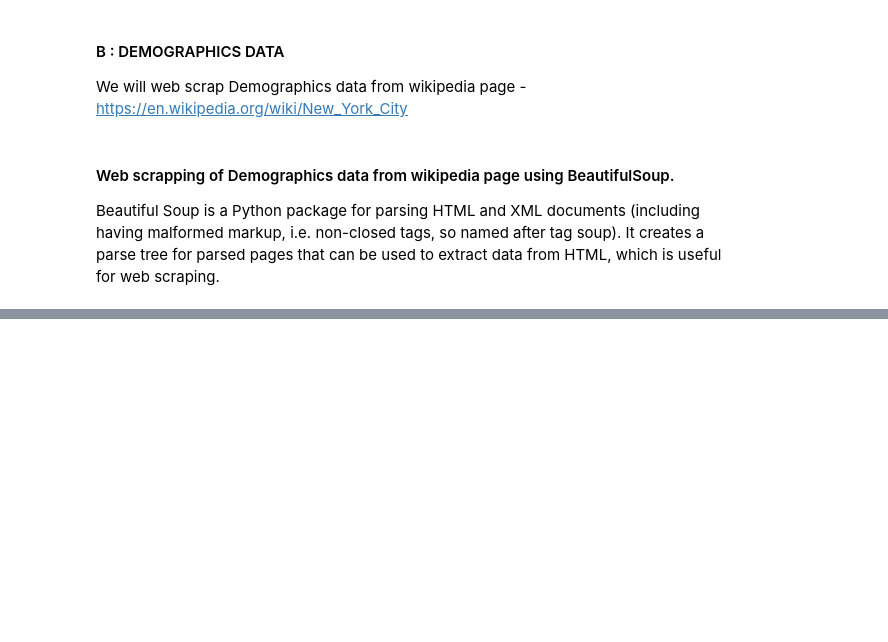
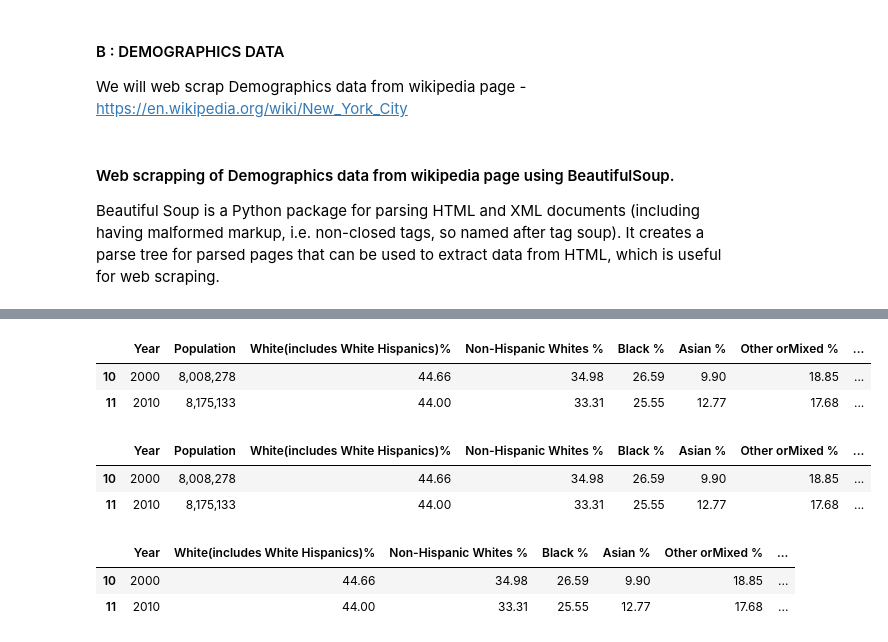
Before and after one commit to charudatta-r/Capstone_project_BATTLE_OF_THE_NEIGHBOURHOODS, a Jupyter notebook: The Battle of Neighborhoods (Week 2).ipynb, the cells around one changed output, grey strips where cells are left out. Saved outputs shown, nothing was run; the diff lists cells and outputs as text; code cells hidden in the pictures; blank space fills up the shorter version.

```diff
--- a/The Battle of Neighborhoods (Week 2).ipynb
+++ b/The Battle of Neighborhoods (Week 2).ipynb
@@ -232,0 +269,27 @@ AttributeError: 'NoneType' object has no attribute 'find_all'
+# %%
+Demo_data.rename(columns = {'%W' : 'White(includes White Hispanics)%',
+                   '%ANG':'Non-Hispanic Whites %',
+                   '%B':'Black %',
+                   '%A':'Asian %',
+                   '%O/M':'Other orMixed %',
+                   '%H/L':'Hispanic/Latino %',
+                   '%FB':'Foreignborn %'}, inplace=True)
+Demo_data
+# %% [output]
+|  | Year | Population | White(includes White Hispanics)% | Non-Hispanic Whites % | Black % | Asian % | Other orMixed % | ... |
+| 10 | 2000 | 8,008,278 | 44.66 | 34.98 | 26.59 | 9.90 | 18.85 | ... |
+| 11 | 2010 | 8,175,133 | 44.00 | 33.31 | 25.55 | 12.77 | 17.68 | ... |
+# %%
+Demo_data.transpose()
+Demo_data
+# %% [output]
+|  | Year | Population | White(includes White Hispanics)% | Non-Hispanic Whites % | Black % | Asian % | Other orMixed % | ... |
+| 10 | 2000 | 8,008,278 | 44.66 | 34.98 | 26.59 | 9.90 | 18.85 | ... |
+| 11 | 2010 | 8,175,133 | 44.00 | 33.31 | 25.55 | 12.77 | 17.68 | ... |
+# %%
+Demo_data.drop("Population", axis=1,inplace=True)
+Demo_data
+# %% [output]
+|  | Year | White(includes White Hispanics)% | Non-Hispanic Whites % | Black % | Asian % | Other orMixed % | ... |
+| 10 | 2000 | 44.66 | 34.98 | 26.59 | 9.90 | 18.85 | ... |
+| 11 | 2010 | 44.00 | 33.31 | 25.55 | 12.77 | 17.68 | ... |
```
Also changed, not shown: parts of 12 cells of this notebook.
